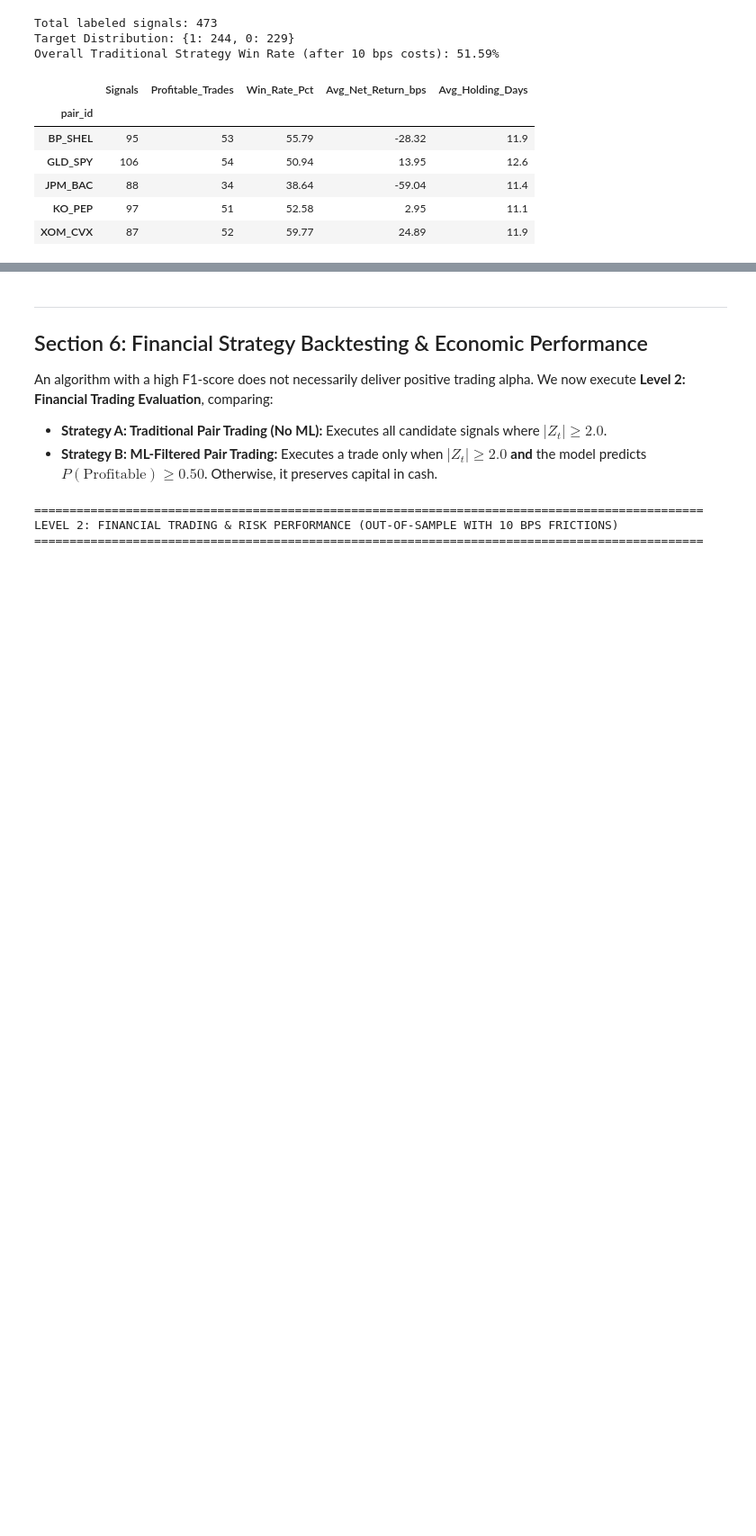
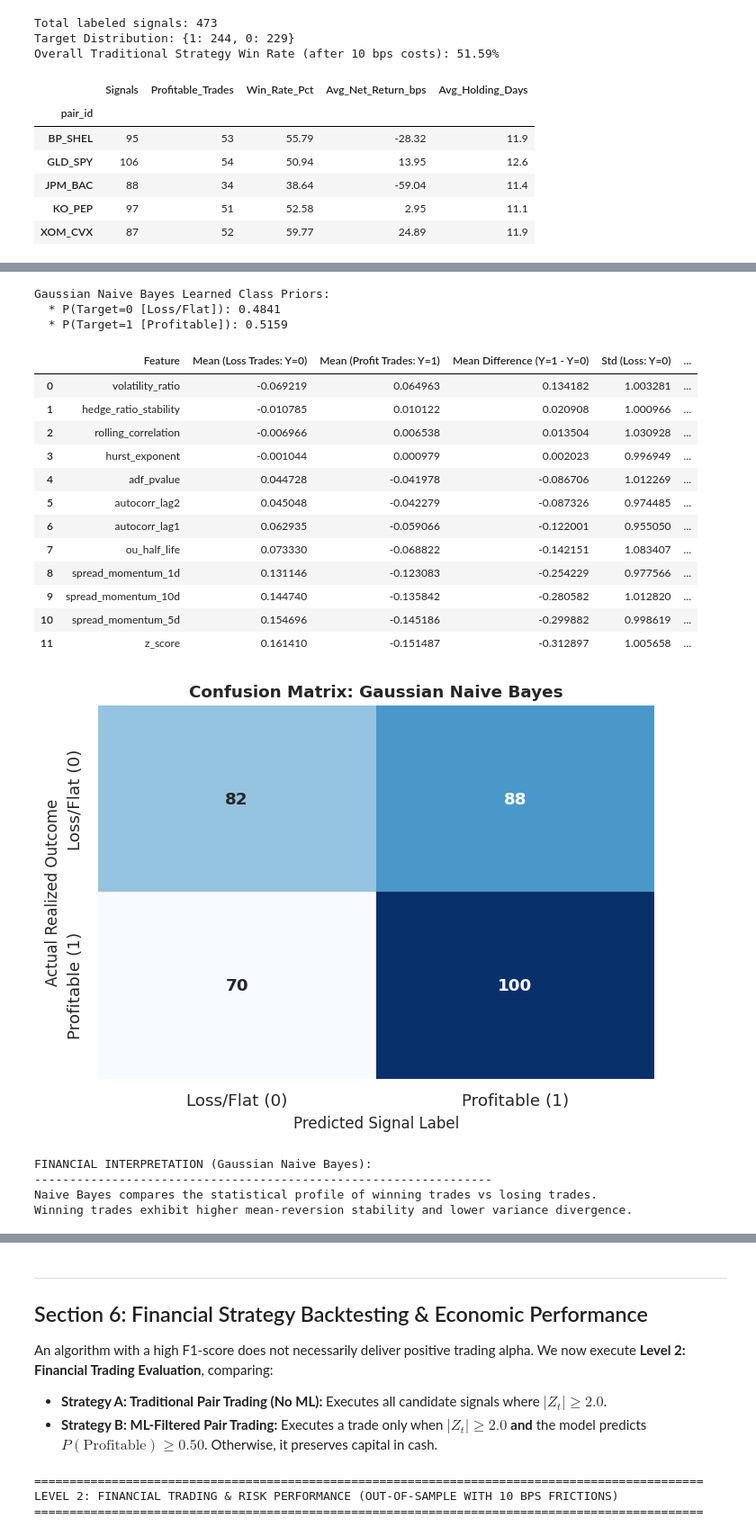
Before and after one commit to hi1r0/3rd-Semester-notes, a Jupyter notebook: ML/Assignment/pair_trading_ml_assignment.ipynb, the cells around one changed output, grey strips where cells are left out. Shown at 90% size. Cells and saved outputs as stored; diff of their text form; code cells hidden in the pictures; blank space fills up the shorter version.

```diff
--- a/ML/Assignment/pair_trading_ml_assignment.ipynb
+++ b/ML/Assignment/pair_trading_ml_assignment.ipynb
@@ -405,0 +496,64 @@ plt.show()
+# %%
+# Model 2 Breakdown: Gaussian Naive Bayes
+from sklearn.naive_bayes import GaussianNB
+
+gnb_pipe = Pipeline([
+    ("imputer", SimpleImputer(strategy="median")),
+    ("scaler", StandardScaler()),
+    ("clf", GaussianNB())
+])
+gnb_pipe.fit(X, y)
+
+gnb_clf = gnb_pipe.named_steps["clf"]
+class_priors = gnb_clf.class_prior_
+theta = gnb_clf.theta_  # Class-conditional means [n_classes, n_features]
+var = gnb_clf.var_      # Class-conditional variances [n_classes, n_features]
+
+gnb_summary = pd.DataFrame({
+    "Feature": feature_cols,
+    "Mean (Loss Trades: Y=0)": theta[0],
+    "Mean (Profit Trades: Y=1)": theta[1],
+    "Mean Difference (Y=1 - Y=0)": theta[1] - theta[0],
+    "Std (Loss: Y=0)": np.sqrt(var[0]),
+    "Std (Profit: Y=1)": np.sqrt(var[1]),
+}).sort_values(by="Mean Difference (Y=1 - Y=0)", ascending=False).reset_index(drop=True)
+
+print(f"Gaussian Naive Bayes Learned Class Priors:")
+print(f"  * P(Target=0 [Loss/Flat]): {class_priors[0]:.4f}")
+print(f"  * P(Target=1 [Profitable]): {class_priors[1]:.4f}\n")
+display(gnb_summary)
+
+# Visualization: Confusion Matrix
+fig, ax = plt.subplots(figsize=(6, 4.5))
+oof_targets_nb = detailed_outputs["Naive Bayes"]["oof_targets"]
+oof_preds_nb = detailed_outputs["Naive Bayes"]["oof_preds"]
+plot_model_confusion_matrix(oof_targets_nb, oof_preds_nb, "Gaussian Naive Bayes", ax=ax)
+plt.tight_layout()
+plt.show()
+
+print("\nFINANCIAL INTERPRETATION (Gaussian Naive Bayes):")
+print("-" * 65)
+print("Naive Bayes compares the statistical profile of winning trades vs losing trades.")
+print("Winning trades exhibit higher mean-reversion stability and lower variance divergence.")
+# %% [output]
+Gaussian Naive Bayes Learned Class Priors:
+  * P(Target=0 [Loss/Flat]): 0.4841
+  * P(Target=1 [Profitable]): 0.5159
+|  | Feature | Mean (Loss Trades: Y=0) | Mean (Profit Trades: Y=1) | Mean Difference (Y=1 - Y=0) | Std (Loss: Y=0) | ... |
+| 0 | volatility_ratio | -0.069219 | 0.064963 | 0.134182 | 1.003281 | ... |
+| 1 | hedge_ratio_stability | -0.010785 | 0.010122 | 0.020908 | 1.000966 | ... |
+| 2 | rolling_correlation | -0.006966 | 0.006538 | 0.013504 | 1.030928 | ... |
+| 3 | hurst_exponent | -0.001044 | 0.000979 | 0.002023 | 0.996949 | ... |
+| 4 | adf_pvalue | 0.044728 | -0.041978 | -0.086706 | 1.012269 | ... |
+| 5 | autocorr_lag2 | 0.045048 | -0.042279 | -0.087326 | 0.974485 | ... |
+| 6 | autocorr_lag1 | 0.062935 | -0.059066 | -0.122001 | 0.955050 | ... |
+| 7 | ou_half_life | 0.073330 | -0.068822 | -0.142151 | 1.083407 | ... |
+| 8 | spread_momentum_1d | 0.131146 | -0.123083 | -0.254229 | 0.977566 | ... |
+| 9 | spread_momentum_10d | 0.144740 | -0.135842 | -0.280582 | 1.012820 | ... |
+| 10 | spread_momentum_5d | 0.154696 | -0.145186 | -0.299882 | 0.998619 | ... |
+| 11 | z_score | 0.161410 | -0.151487 | -0.312897 | 1.005658 | ... |
+[figure, added]
+FINANCIAL INTERPRETATION (Gaussian Naive Bayes):
+-----------------------------------------------------------------
+Naive Bayes compares the statistical profile of winning trades vs losing trades.
+Winning trades exhibit higher mean-reversion stability and lower variance divergence.
```
Also changed, not shown: parts of 22 cells of this notebook, 6 other files.
